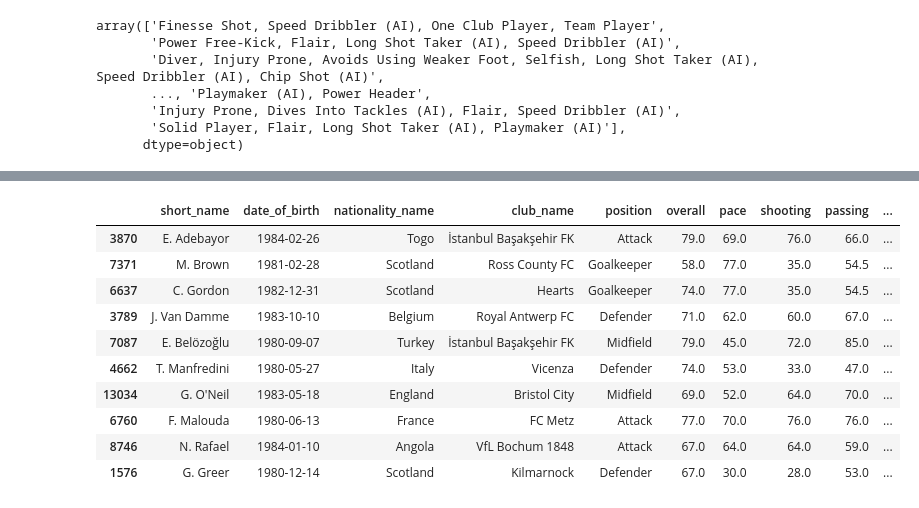
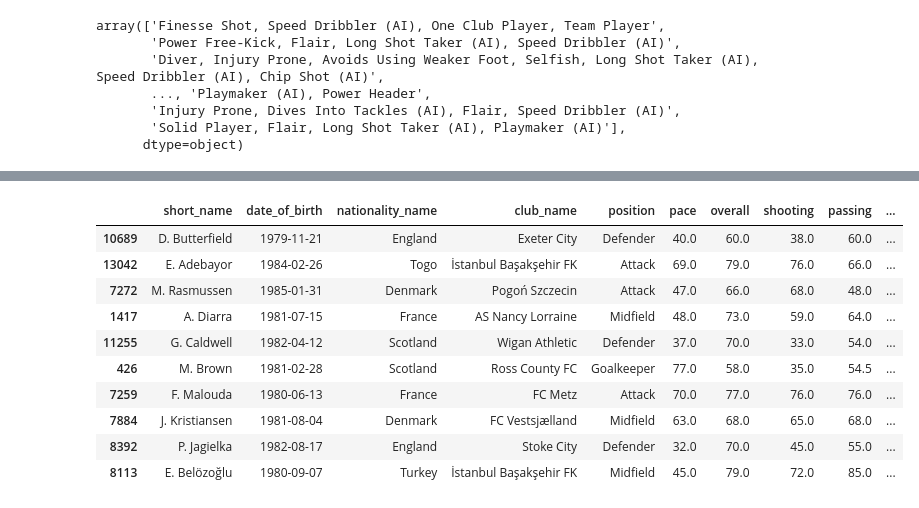
Before and after one commit to hoangbui93/Decoding-Modern-Football-Tactics-Talent-and-Transfer-Value, a Jupyter notebook: 🎓_Graduation_Project.ipynb, the cells around one changed output, grey strips where cells are left out. Cells and saved outputs as stored; diff of their text form; code cells hidden in the pictures.

```diff
--- a/🎓_Graduation_Project.ipynb
+++ b/🎓_Graduation_Project.ipynb
@@ -1644,6 +1692,9 @@ pos_group_dummies = pd.get_dummies(ff23_df['position_group'], prefix='', prefix_
 
 # Merge into original DataFrame
 ff23_df = pd.concat([ff23_df, pos_group_dummies], axis=1)
+# %%
+# Remove N/A value in market_value_in_eur (6%)
+ff23_df = ff23_df[ff23_df['market_value_in_eur'].notna()]
 # %%
 ff23_df.info(verbose=True)
 # %% [output]
@@ -1667,6 +1718,6 @@ memory usage: 58.5+ MB
 # %%
 # Target variable
-y = ff23_df['value_eur']
+y = ff23_df['market_value_in_eur']
 
 # Factors
 cols_to_exclude = [
@@ -1847,52 +1897,42 @@ plt.show()
 # %%
-# ========== Underrated / Overrated Players ==========
+# ========== Predicted vs Real Market Value Comparison ==========
 
-# Prepare predict table
+# Copy X_test and add predicted values
 X_test_copy = X_test.copy()
 X_test_copy['predicted_value'] = y_pred_rf
 X_test_copy['player_id'] = X_test_copy.index
 
-# Merge with table containing market_value_in_eur and player information
+# Merge with player info & market value from full df
 cols_to_merge = ['player_id', 'short_name', 'date_of_birth', 'club_name', 'overall',
                  'pace', 'shooting', 'dribbling', 'passing', 'defending', 'physic',
-                 'position', 'nationality_name', 'value_eur', 'market_value_in_eur']
+                 'position', 'position_group', 'nationality_name', 'value_eur', 'market_value_in_eur']
 
 X_test_full = X_test_copy.merge(ff23_df[cols_to_merge], on='player_id', how='left')
 
-# Eliminate players with no real market value
+# Remove players with no market value
 X_test_full = X_test_full[X_test_full['market_value_in_eur'].notna()]
 
-# Calculate error between predicted and real value
-X_test_full['error'] = X_test_full['predicted_value'] - X_test_full['market_value_in_eur']
+# Calculate value gap (model - market)
+X_test_full['value_gap'] = X_test_full['predicted_value'] - X_test_full['market_value_in_eur']
 
-# Filter: only keep players with error < 40,000,000
-X_test_full = X_test_full[X_test_full['error'] < 40000000]
+# Top 10 overestimated (Model >> Market)
+over_df = X_test_full[X_test_full['value_gap'] > 0]
+over_top = over_df.loc[over_df.groupby('short_name')['value_gap'].idxmax()]
+top_over = over_top.sort_values(by='value_gap', ascending=False).head(10)
 
-# Filter rows with sufficient information
-X_test_full = X_test_full[X_test_full['short_name'].notna() & X_test_full['overall'].notna()]
+# Top 10 underestimated (Model << Market)
+under_df = X_test_full[X_test_full['value_gap'] < 0]
+under_top = under_df.loc[under_df.groupby('short_name')['value_gap'].idxmin()]
+top_under = under_top.sort_values(by='value_gap').head(10)
 
-# UNDERRATED: predicted > real => error > 0
-underrated_df = X_test_full[X_test_full['error'] > 0]
-underrated_top = underrated_df.loc[underrated_df.groupby('short_name')['error'].idxmax()]
-top_underrated = underrated_top.sort_values(by='error', ascending=False).head(10)
+# 📊 Display
+print("🔍 Top 10: Market Value Overestimated by the Model")
+display(top_over[['short_name', 'date_of_birth', 'nationality_name', 'club_name', 'position', 'pace',
+                  'overall', 'shooting', 'passing', 'dribbling', 'defending', 'physic',
+                  'predicted_value', 'market_value_in_eur', 'value_gap']])
 
-# OVERRATED: predicted < real => error < 0
-overrated_df = X_test_full[X_test_full['error'] < 0]
-overrated_top = overrated_df.loc[overrated_df.groupby('short_name')['error'].idxmin()]
-top_overrated = overrated_top.sort_values(by='error').head(10)
-
-# Display result
-print("TOP 10 OVERRATED Players (Model value > Market value):")
-display(top_underrated[[
-    'short_name', 'date_of_birth', 'nationality_name', 'club_name', 'position', 'overall',
-    'pace', 'shooting', 'passing', 'dribbling', 'defending', 'physic',
-    'predicted_value', 'market_value_in_eur', 'error'
-]])
-
-print("TOP 10 UNDERRATED Players (Model value < Market value):")
-display(top_overrated[[
-    'short_name', 'date_of_birth', 'nationality_name', 'club_name', 'position', 'overall',
-    'pace', 'shooting', 'passing', 'dribbling', 'defending', 'physic',
-    'predicted_value', 'market_value_in_eur', 'error'
-]])
+print("🔍 Top 10: Market Value Underestimated by the Model")
+display(top_under[['short_name', 'date_of_birth', 'nationality_name', 'club_name', 'position', 'pace',
+                  'overall', 'shooting', 'passing', 'dribbling', 'defending', 'physic',
+                  'predicted_value', 'market_value_in_eur', 'value_gap']])
 # %% [output]
@@ -1900,11 +1940,11 @@ TOP 10 OVERRATED Players (Model value > Market value):
-|  | short_name | date_of_birth | nationality_name | club_name | position | overall | pace | shooting | passing | ... |
-| 3870 | E. Adebayor | 1984-02-26 | Togo | İstanbul Başakşehir FK | Attack | 79.0 | 69.0 | 76.0 | 66.0 | ... |
-| 7371 | M. Brown | 1981-02-28 | Scotland | Ross County FC | Goalkeeper | 58.0 | 77.0 | 35.0 | 54.5 | ... |
-| 6637 | C. Gordon | 1982-12-31 | Scotland | Hearts | Goalkeeper | 74.0 | 77.0 | 35.0 | 54.5 | ... |
-| 3789 | J. Van Damme | 1983-10-10 | Belgium | Royal Antwerp FC | Defender | 71.0 | 62.0 | 60.0 | 67.0 | ... |
-| 7087 | E. Belözoğlu | 1980-09-07 | Turkey | İstanbul Başakşehir FK | Midfield | 79.0 | 45.0 | 72.0 | 85.0 | ... |
-| 4662 | T. Manfredini | 1980-05-27 | Italy | Vicenza | Defender | 74.0 | 53.0 | 33.0 | 47.0 | ... |
-| 13034 | G. O'Neil | 1983-05-18 | England | Bristol City | Midfield | 69.0 | 52.0 | 64.0 | 70.0 | ... |
-| 6760 | F. Malouda | 1980-06-13 | France | FC Metz | Attack | 77.0 | 70.0 | 76.0 | 76.0 | ... |
-| 8746 | N. Rafael | 1984-01-10 | Angola | VfL Bochum 1848 | Attack | 67.0 | 64.0 | 64.0 | 59.0 | ... |
-| 1576 | G. Greer | 1980-12-14 | Scotland | Kilmarnock | Defender | 67.0 | 30.0 | 28.0 | 53.0 | ... |
+|  | short_name | date_of_birth | nationality_name | club_name | position | pace | overall | shooting | passing | ... |
+| 10689 | D. Butterfield | 1979-11-21 | England | Exeter City | Defender | 40.0 | 60.0 | 38.0 | 60.0 | ... |
+| 13042 | E. Adebayor | 1984-02-26 | Togo | İstanbul Başakşehir FK | Attack | 69.0 | 79.0 | 76.0 | 66.0 | ... |
+| 7272 | M. Rasmussen | 1985-01-31 | Denmark | Pogoń Szczecin | Attack | 47.0 | 66.0 | 68.0 | 48.0 | ... |
+| 1417 | A. Diarra | 1981-07-15 | France | AS Nancy Lorraine | Midfield | 48.0 | 73.0 | 59.0 | 64.0 | ... |
+| 11255 | G. Caldwell | 1982-04-12 | Scotland | Wigan Athletic | Defender | 37.0 | 70.0 | 33.0 | 54.0 | ... |
+| 426 | M. Brown | 1981-02-28 | Scotland | Ross County FC | Goalkeeper | 77.0 | 58.0 | 35.0 | 54.5 | ... |
+| 7259 | F. Malouda | 1980-06-13 | France | FC Metz | Attack | 70.0 | 77.0 | 76.0 | 76.0 | ... |
+| 7884 | J. Kristiansen | 1981-08-04 | Denmark | FC Vestsjælland | Midfield | 63.0 | 68.0 | 65.0 | 68.0 | ... |
+| 8392 | P. Jagielka | 1982-08-17 | England | Stoke City | Defender | 32.0 | 70.0 | 45.0 | 55.0 | ... |
+| 8113 | E. Belözoğlu | 1980-09-07 | Turkey | İstanbul Başakşehir FK | Midfield | 45.0 | 79.0 | 72.0 | 85.0 | ... |
```
Also changed, not shown: parts of 36 cells of this notebook, 2 other files.
